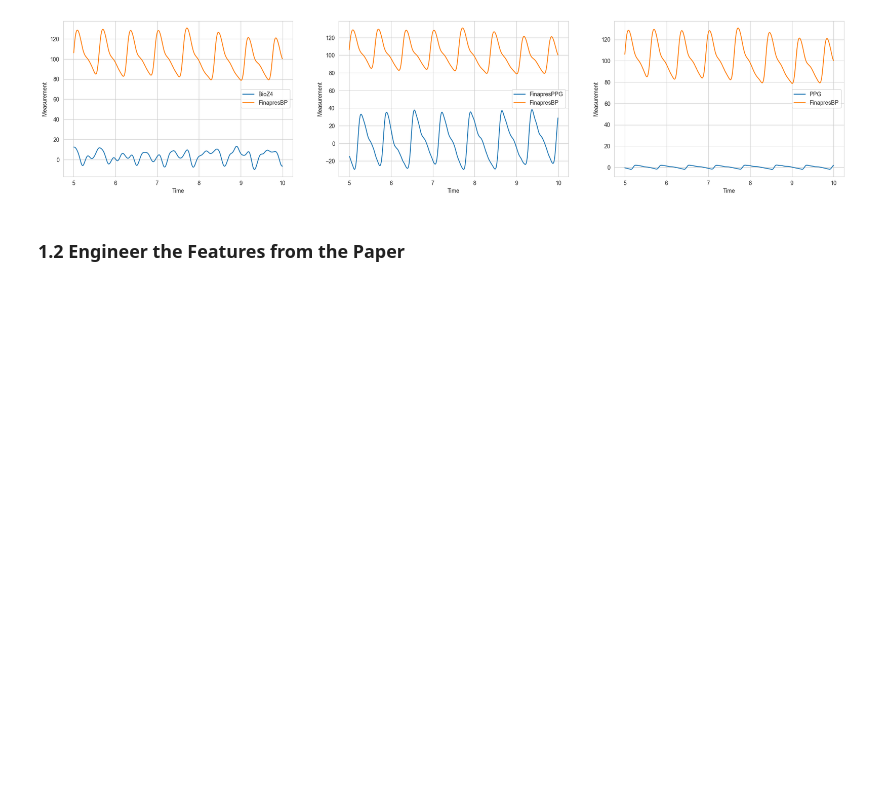
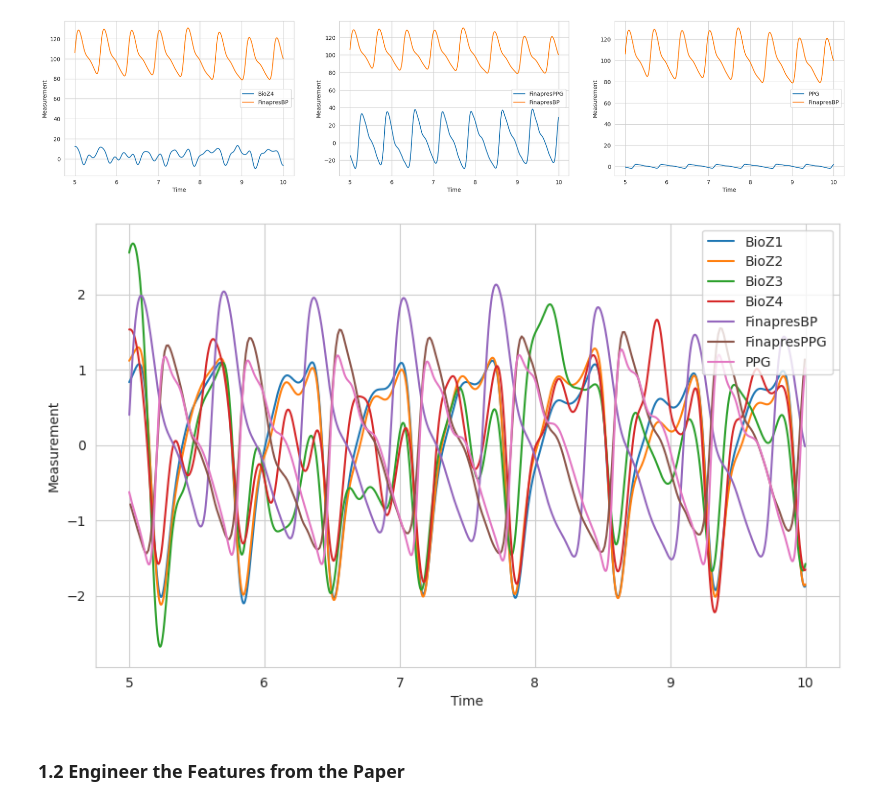
Before and after one commit to Spuced/https-gitlab.compuca4015_predicting_blood_pressure_based_on_bioimpedence, a Jupyter notebook: code/1st_Attempt_Blood_Pressure_Prediction.ipynb, the cells around one changed output. Cells and saved outputs as stored; diff of their text form; code cells hidden in the pictures; blank space fills up the shorter version.

```diff
--- a/code/1st_Attempt_Blood_Pressure_Prediction.ipynb
+++ b/code/1st_Attempt_Blood_Pressure_Prediction.ipynb
@@ -229,6 +229,43 @@ plt.show()
 # %% [output]
 [figure]
 [figure]
+# %%
+from sklearn.preprocessing import StandardScaler
+
+# Select the columns to be scaled
+X = df[['BioZ1', 'BioZ2', 'BioZ3', 'BioZ4', 'FinapresBP', 'FinapresPPG', 'PPG']].values
+
+scaler = StandardScaler()
+
+# Scale the data
+scaled_X = scaler.fit_transform(X)
+
+# Create a new DataFrame with the scaled values, specifying the column names
+scaled_df = pd.DataFrame(scaled_X, columns=['BioZ1', 'BioZ2', 'BioZ3', 'BioZ4', 'FinapresBP', 'FinapresPPG', 'PPG'])
+
+# If you need to include the scaled data back into the original DataFrame, you can do it like this:
+df[['BioZ1', 'BioZ2', 'BioZ3', 'BioZ4', 'FinapresBP', 'FinapresPPG', 'PPG']] = scaled_X
+# %%
+# Define the columns to plot
+columns_to_plot = ['BioZ1', 'BioZ2', 'BioZ3', 'BioZ4', 'FinapresBP', 'FinapresPPG', 'PPG']
+
+trial1_df = df[df['Trial'] == 1]
+
+# Filter the DataFrame by time
+plot_df = trial1_df[(trial1_df['time'] >= 5) & (trial1_df['time'] <= 10)]
+
+# Create the plot
+plt.figure(figsize=(10, 6))
+
+for column in columns_to_plot:
+    sns.lineplot(data=plot_df, x='time', y=column, label=column)
+
+plt.xlabel('Time')
+plt.ylabel('Measurement')
+plt.legend()
+plt.show()
+# %% [output]
+[figure, added]
 # %% [markdown]
 ### **1.2 Engineer the Features from the Paper**
 # %% [markdown]
```
